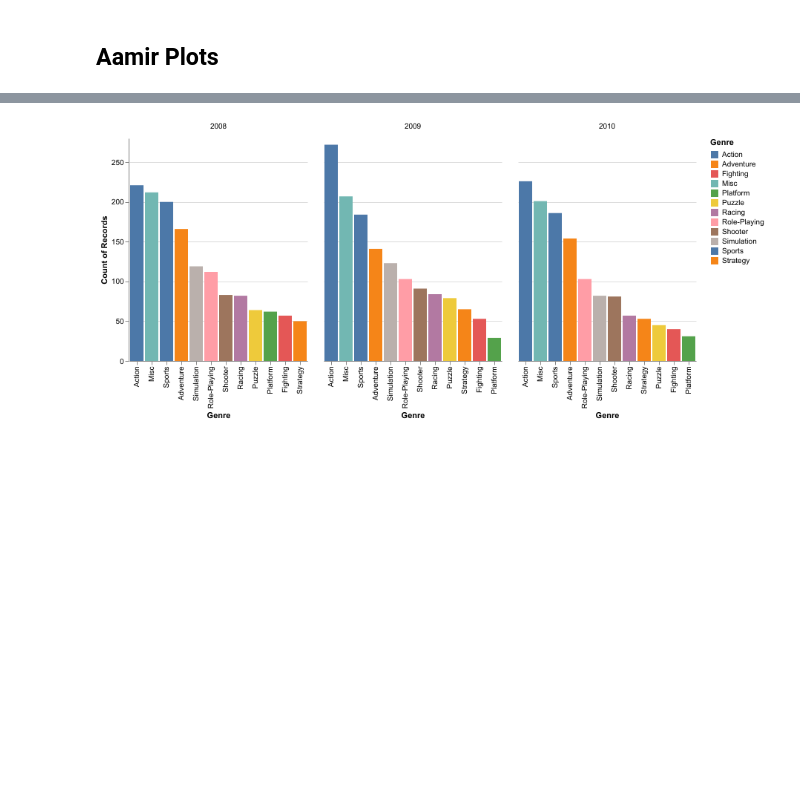
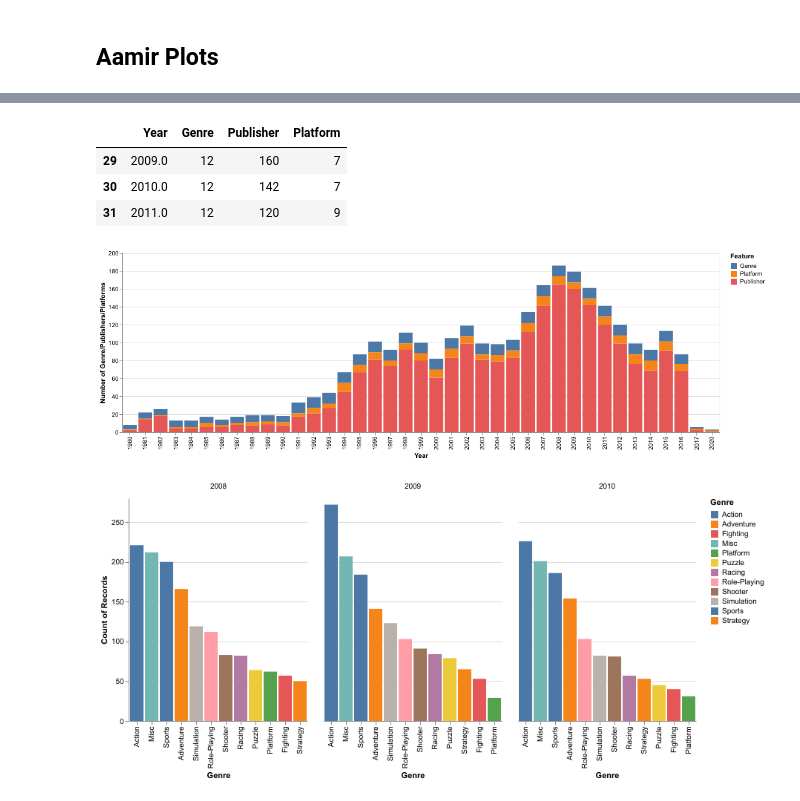
Before and after one commit to ubco-mds-2020-labs/data-550-project2-group-4, a Jupyter notebook: Aamir Working.ipynb, the cells around one changed output, grey strips where cells are left out. Drawn from its saved outputs; the diff is of its cells as text; code cells hidden in the pictures; blank space fills up the shorter version.

```diff
--- a/Aamir Working.ipynb
+++ b/Aamir Working.ipynb
@@ -119,3 +124,23 @@ dtype: int64
+# %%
+genre_data = pd.Series(game.groupby(['Year','Genre']).size().groupby('Year').size(), name='Genre')
+pub_data = pd.Series(game.groupby(['Year','Publisher']).size().groupby('Year').size(), name='Publisher')
+plat_data = pd.Series(game.groupby(['Year','Platform']).size().groupby('Year').size(), name='Platform')
+rel_data = pd.concat([genre_data,pub_data,plat_data], axis=1).reset_index()
+rel_data.tail(10).head(3)
+# %% [output]
+|  | Year | Genre | Publisher | Platform |
+| 29 | 2009.0 | 12 | 160 | 7 |
+| 30 | 2010.0 | 12 | 142 | 7 |
+| 31 | 2011.0 | 12 | 120 | 9 |
+# %%
+alt.Chart(rel_data).transform_fold(['Genre','Publisher','Platform']
+).mark_bar(point=True).encode(
+    x='Year:O',
+    y=alt.Y('value:Q', axis=alt.Axis(title='Number of Genre/Publishers/Platforms')),
+    color=alt.Color('key:N', legend=alt.Legend(title='Feature'))
+).properties(width=1000)
+# %% [output]
+[figure, added]
 # %%
 idx = game.groupby(["Year"]).size().nlargest(3).index
 
```
Also changed, not shown: parts of 5 cells of this notebook.
